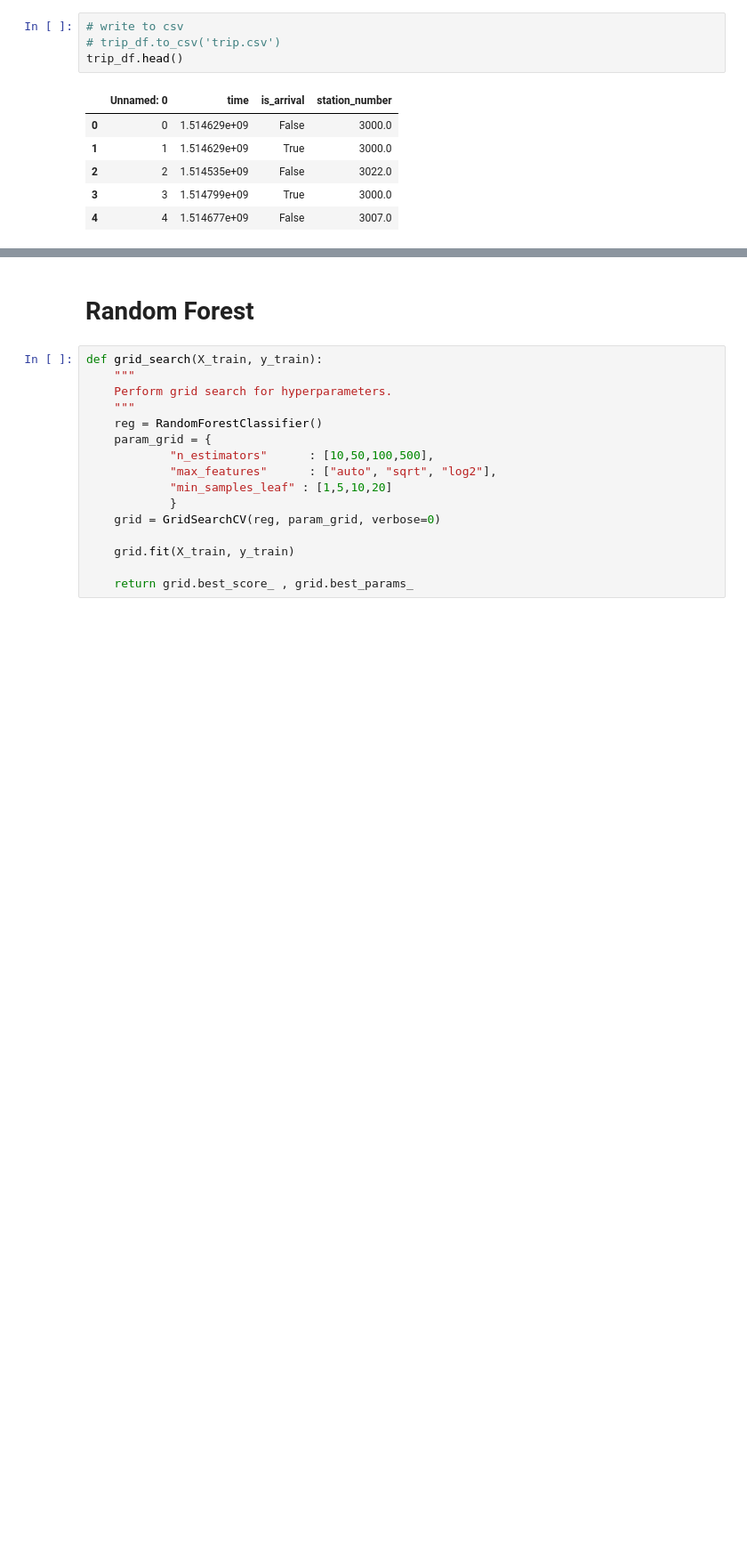
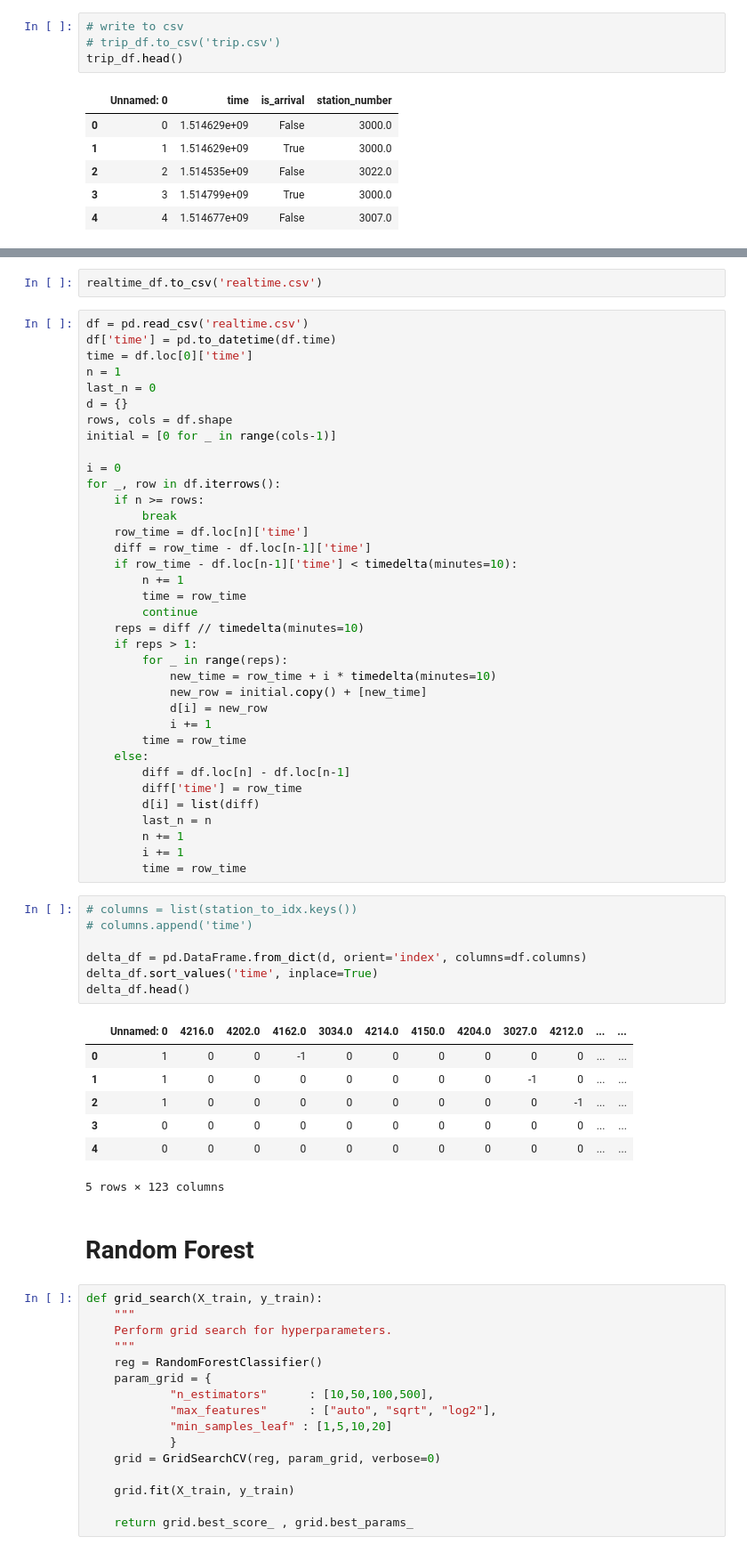
Before and after one commit to charlesyu108/cs5152-bike-share, a Jupyter notebook: sim/bike_station_load_predictor.ipynb, the cells around one changed output, grey strips where cells are left out. Shown at 89% size. Cells and saved outputs as stored; diff of their text form; blank space fills up the shorter version.

```diff
--- a/sim/bike_station_load_predictor.ipynb
+++ b/sim/bike_station_load_predictor.ipynb
@@ -145,4 +164,57 @@ realtime_df.head()
 5 rows × 122 columns
+# %%
+realtime_df.to_csv('realtime.csv')
+# %%
+df = pd.read_csv('realtime.csv')
+df['time'] = pd.to_datetime(df.time)
+time = df.loc[0]['time']
+n = 1
+last_n = 0
+d = {}
+rows, cols = df.shape
+initial = [0 for _ in range(cols-1)]
+
+i = 0
+for _, row in df.iterrows():
+    if n >= rows:
+        break
+    row_time = df.loc[n]['time']
+    diff = row_time - df.loc[n-1]['time']
+    if row_time - df.loc[n-1]['time'] < timedelta(minutes=10):
+        n += 1
+        time = row_time
+        continue
+    reps = diff // timedelta(minutes=10)
+    if reps > 1:
+        for _ in range(reps):
+            new_time = row_time + i * timedelta(minutes=10)
+            new_row = initial.copy() + [new_time]
+            d[i] = new_row
+            i += 1
+        time = row_time
+    else:
+        diff = df.loc[n] - df.loc[n-1]
+        diff['time'] = row_time
+        d[i] = list(diff)
+        last_n = n
+        n += 1
+        i += 1
+        time = row_time
+# %%
+# columns = list(station_to_idx.keys())
+# columns.append('time')
+
+delta_df = pd.DataFrame.from_dict(d, orient='index', columns=df.columns)
+delta_df.sort_values('time', inplace=True)
+delta_df.head()
+# %% [output]
+|  | Unnamed: 0 | 4216.0 | 4202.0 | 4162.0 | 3034.0 | 4214.0 | 4150.0 | 4204.0 | 3027.0 | 4212.0 | ... | ... |
+| 0 | 1 | 0 | 0 | -1 | 0 | 0 | 0 | 0 | 0 | 0 | ... | ... |
+| 1 | 1 | 0 | 0 | 0 | 0 | 0 | 0 | 0 | -1 | 0 | ... | ... |
+| 2 | 1 | 0 | 0 | 0 | 0 | 0 | 0 | 0 | 0 | -1 | ... | ... |
+| 3 | 0 | 0 | 0 | 0 | 0 | 0 | 0 | 0 | 0 | 0 | ... | ... |
+| 4 | 0 | 0 | 0 | 0 | 0 | 0 | 0 | 0 | 0 | 0 | ... | ... |
+5 rows × 123 columns
 # %% [markdown]
 # Random Forest
 # %%
```
Also changed, not shown: parts of 3 cells of this notebook, 1 other file.
